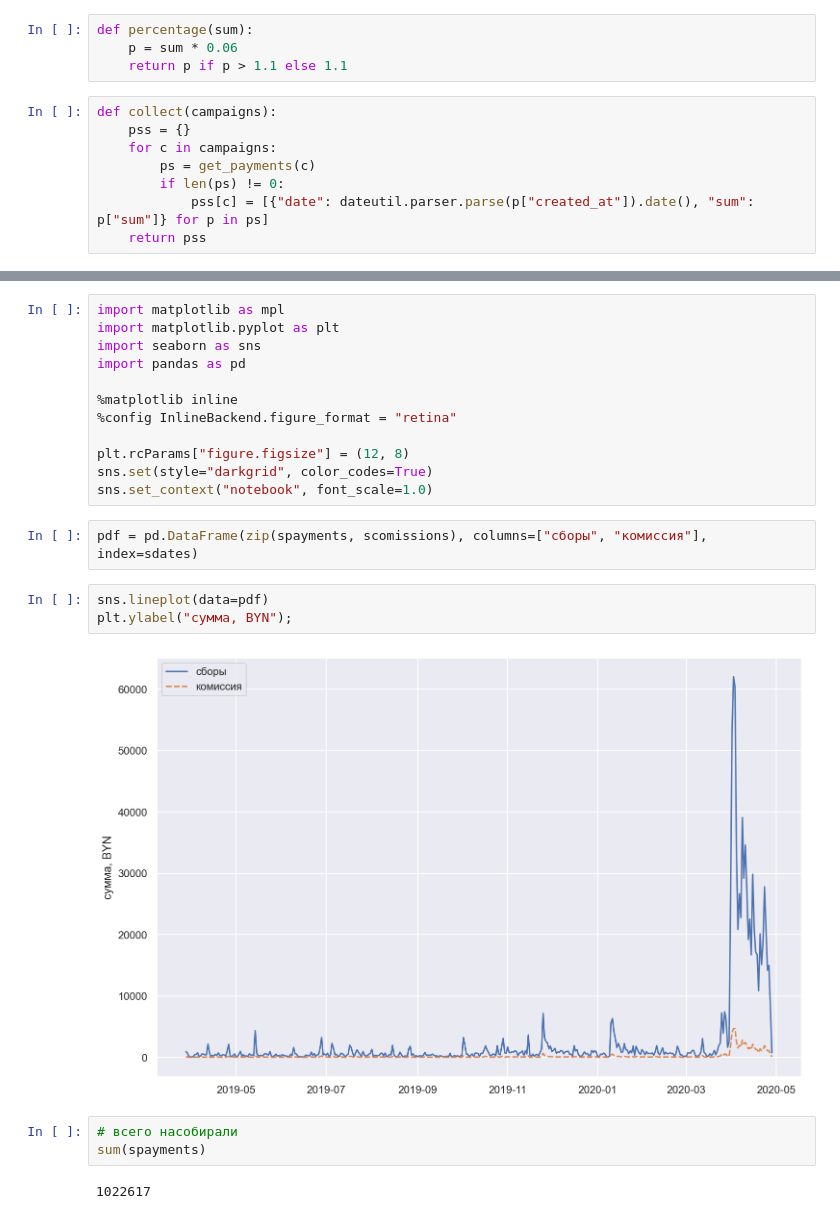
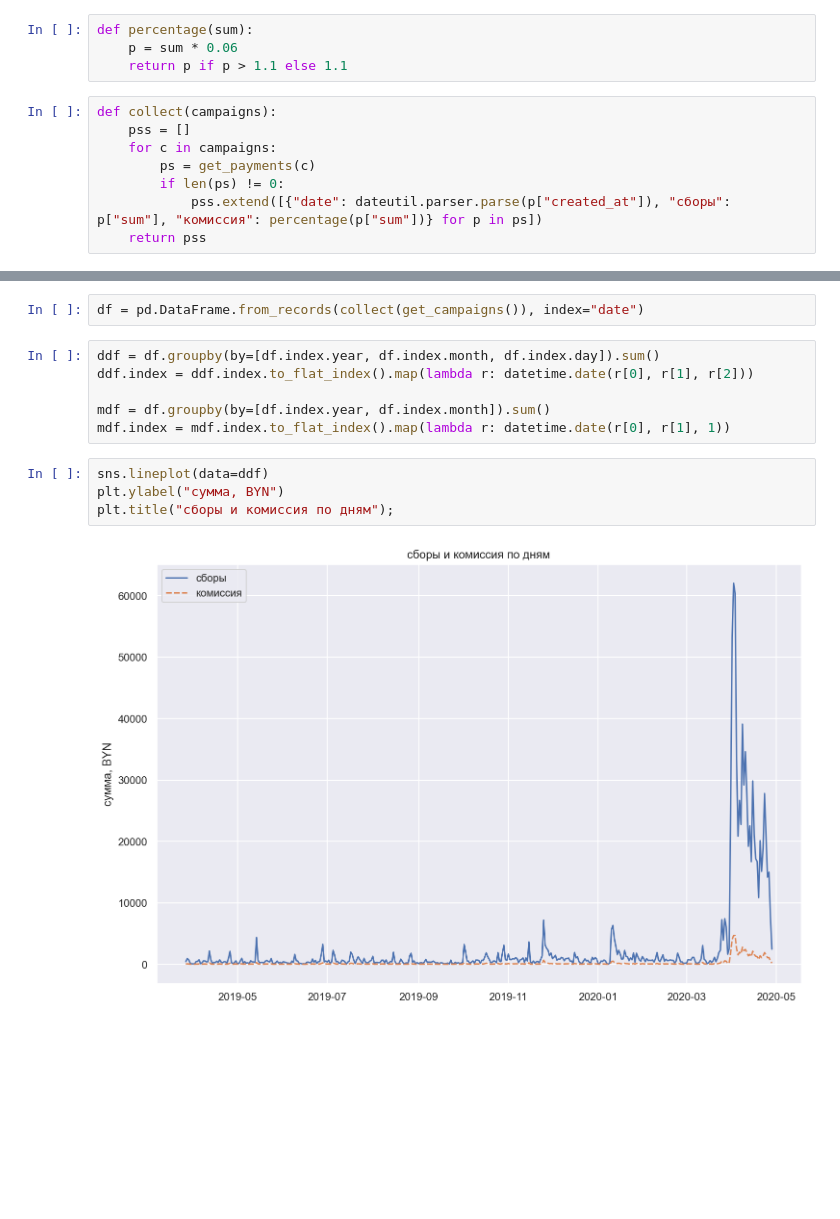
Before and after one commit to iced/motolkulator, a Jupyter notebook: motolkulator.ipynb, the cells around one changed output, grey strips where cells are left out. Cells and saved outputs as stored; diff of their text form; blank space fills up the shorter version.

```diff
--- a/motolkulator.ipynb
+++ b/motolkulator.ipynb
@@ -28,9 +42,9 @@ def percentage(sum):
     return p if p > 1.1 else 1.1
 # %%
 def collect(campaigns):
-    pss = {}
+    pss = []
     for c in campaigns:
         ps = get_payments(c)
         if len(ps) != 0:
-            pss[c] = [{"date": dateutil.parser.parse(p["created_at"]).date(), "sum": p["sum"]} for p in ps]
+            pss.extend([{"date": dateutil.parser.parse(p["created_at"]), "сборы": p["sum"], "комиссия": percentage(p["sum"])} for p in ps])
     return pss
@@ -63,24 +51,14 @@ while d < dt:
-# %%
-import matplotlib as mpl
-import matplotlib.pyplot as plt
-import seaborn as sns
-import pandas as pd
-
-%matplotlib inline
-%config InlineBackend.figure_format = "retina"
-
-plt.rcParams["figure.figsize"] = (12, 8)
-sns.set(style="darkgrid", color_codes=True)
-sns.set_context("notebook", font_scale=1.0)
-# %%
-pdf = pd.DataFrame(zip(spayments, scomissions), columns=["сборы", "комиссия"], index=sdates)
+# %%
+df = pd.DataFrame.from_records(collect(get_campaigns()), index="date")
+# %%
+ddf = df.groupby(by=[df.index.year, df.index.month, df.index.day]).sum()
+ddf.index = ddf.index.to_flat_index().map(lambda r: datetime.date(r[0], r[1], r[2]))
+
+mdf = df.groupby(by=[df.index.year, df.index.month]).sum()
+mdf.index = mdf.index.to_flat_index().map(lambda r: datetime.date(r[0], r[1], 1))
 # %%
-sns.lineplot(data=pdf)
-plt.ylabel("сумма, BYN");
+sns.lineplot(data=ddf)
+plt.ylabel("сумма, BYN")
+plt.title("сборы и комиссия по дням");
 # %% [output]
-[figure, old version]
+[figure, new version]
-# %%
-# всего насобирали
-sum(spayments)
-# %% [output]
-1022617
```
Also changed, not shown: parts of 8 cells of this notebook.
